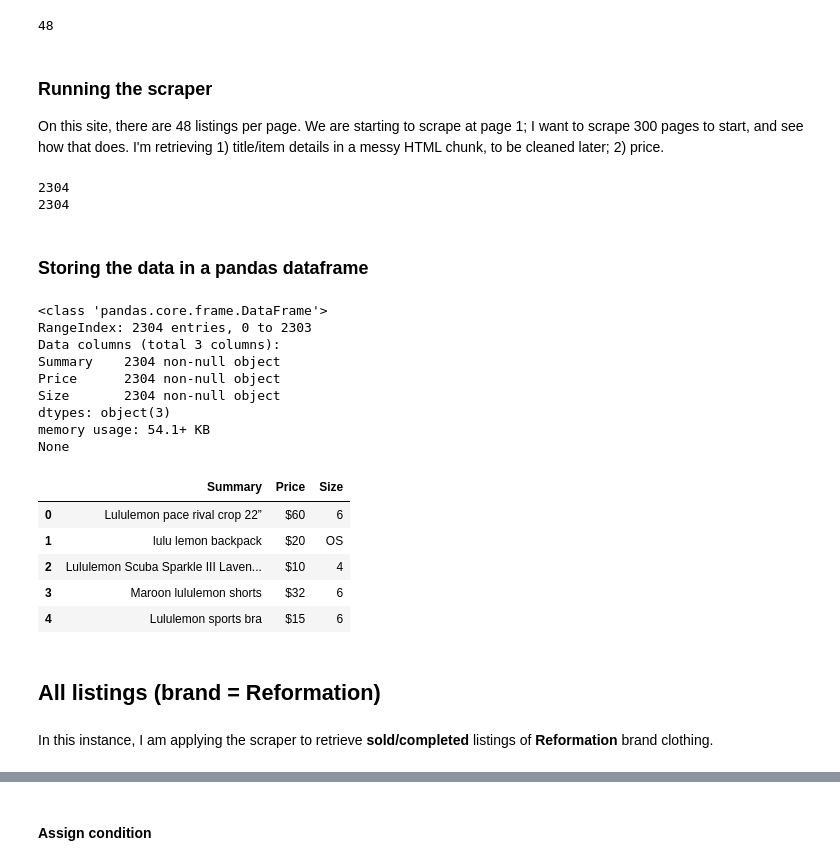
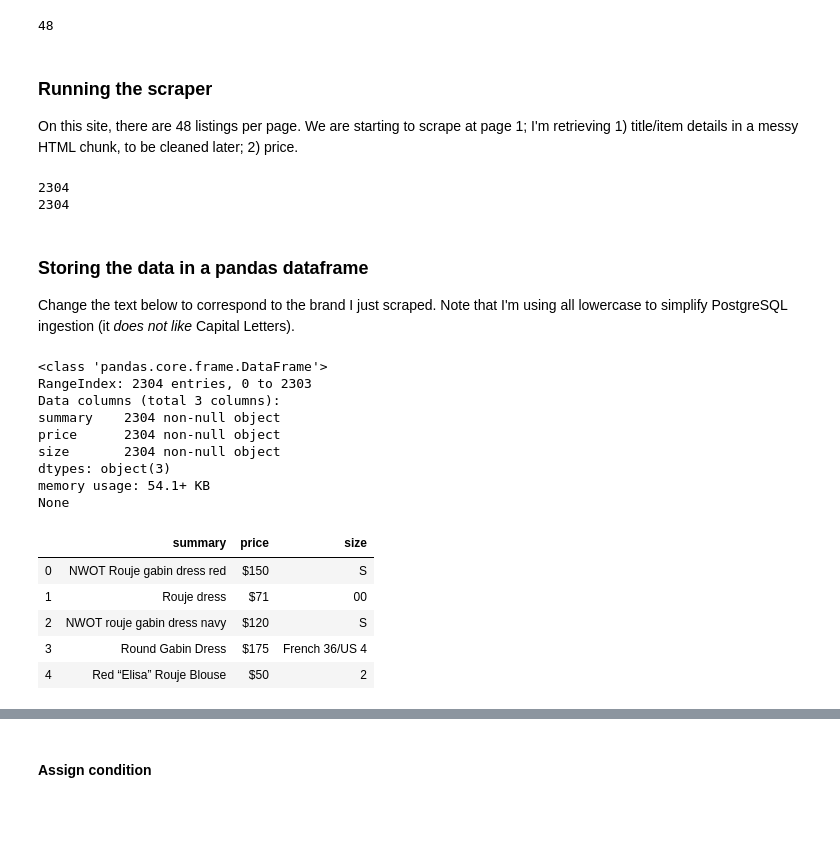
Before and after one commit to lindsayveazey/reSaleScout, a Jupyter notebook: poshmark_scraper.ipynb, the cells around one changed output, grey strips where cells are left out. Drawn from its saved outputs; the diff is of its cells as text; code cells hidden in the pictures; blank space fills up the shorter version.

Commit message:
Cleaned up notebooks, added to README, added HTML doc

```diff
--- a/poshmark_scraper.ipynb
+++ b/poshmark_scraper.ipynb
@@ -21,0 +24,14 @@ I'm also identifying the page for BeautifulSoup.
+# %%
+#brand = 'lululemon'
+#brand = 'reformation'
+#brand = 'sezane'
+#brand = 'doen'
+#brand = 'realisation_par'
+#brand = 'iro'
+#brand = 'ulla_johnson'
+#brand = 'zimmermann'
+#brand = 'the_row'
+brand = 'rouje'
+# %%
+urlpage = 'https://poshmark.com/brand/' +str(brand) +'-Women?availability=sold_out'
+print(urlpage)
@@ -22,6 +40,4 @@ I'm also identifying the page for BeautifulSoup.
 # %%
-urlpage = 'https://poshmark.com/brand/lululemon_athletica-Women?availability=sold_out'
-
 http = urllib3.PoolManager(cert_reqs='CERT_REQUIRED', ca_certs=certifi.where())
 r = http.request('GET', urlpage)
 page = urllib.request.urlopen(urlpage).read()
@@ -38,7 +51,7 @@ item_containers = soup.find_all('div', {'class': 'tile'})
 48
 # %% [markdown]
 ### Running the scraper
-On this site, there are 48 listings per page. We are starting to scrape at page 1; I want to scrape 300 pages to start, and see how that does. I'm retrieving 1) title/item details in a messy HTML chunk, to be cleaned later; 2) price.
+On this site, there are 48 listings per page. We are starting to scrape at page 1; I'm retrieving 1) title/item details in a messy HTML chunk, to be cleaned later; 2) price.
 # %%
 page_num = 1
 
@@ -68,29 +81,27 @@ print(len(price))
 # %% [output]
 2304
 2304
-# %% [markdown]
-### Storing the data in a pandas dataframe
+# %% [markdown]
+### Storing the data in a pandas dataframe
+
+Change the text below to correspond to the brand I just scraped. Note that I'm using all lowercase to simplify PostgreSQL ingestion (it *does not like* Capital Letters).
 # %%
-pm_lululemon_df = pd.DataFrame({'Summary': summary, 'Price': price, 'Size': size})
-print(pm_lululemon_df.info())
-pm_lululemon_df.head()
+pm_rouje_df = pd.DataFrame({'summary': summary, 'price': price, 'size': size})
+print(pm_rouje_df.info())
+pm_rouje_df.head()
 # %% [output]
 <class 'pandas.core.frame.DataFrame'>
 RangeIndex: 2304 entries, 0 to 2303
 Data columns (total 3 columns):
-Summary    2304 non-null object
-Price      2304 non-null object
-Size       2304 non-null object
+summary    2304 non-null object
+price      2304 non-null object
+size       2304 non-null object
 dtypes: object(3)
 memory usage: 54.1+ KB
 None
-|  | Summary | Price | Size |
-| 0 | Lululemon pace rival crop 22” | $60 | 6 |
-| 1 | lulu lemon backpack | $20 | OS |
-| 2 | Lululemon Scuba Sparkle III Laven... | $10 | 4 |
-| 3 | Maroon lululemon shorts | $32 | 6 |
-| 4 | Lululemon sports bra | $15 | 6 |
+|  | summary | price | size |
+| 0 | NWOT Rouje gabin dress red | $150 | S |
+| 1 | Rouje dress | $71 | 00 |
+| 2 | NWOT rouje gabin dress navy | $120 | S |
+| 3 | Round Gabin Dress | $175 | French 36/US 4 |
+| 4 | Red “Elisa” Rouje Blouse | $50 | 2 |
-# %% [markdown]
-## All listings (brand = Reformation)
-# %% [markdown]
-In this instance, I am applying the scraper to retrieve **sold/completed** listings of **Reformation** brand clothing.
```
Also changed, not shown: parts of 29 cells of this notebook, 27 other files.
